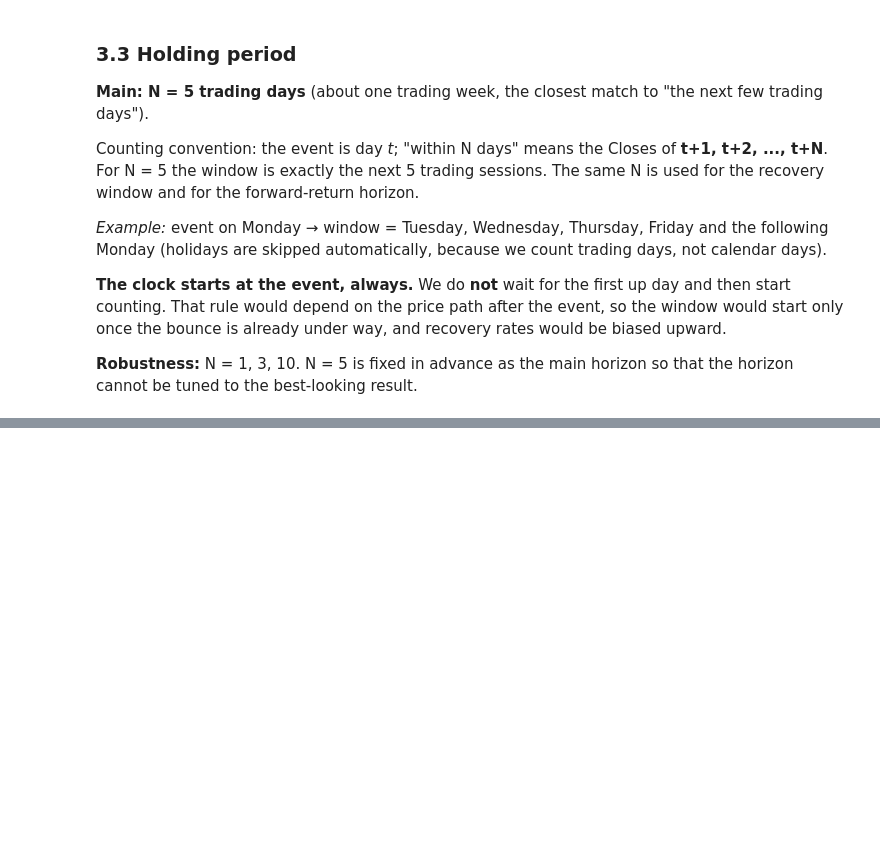
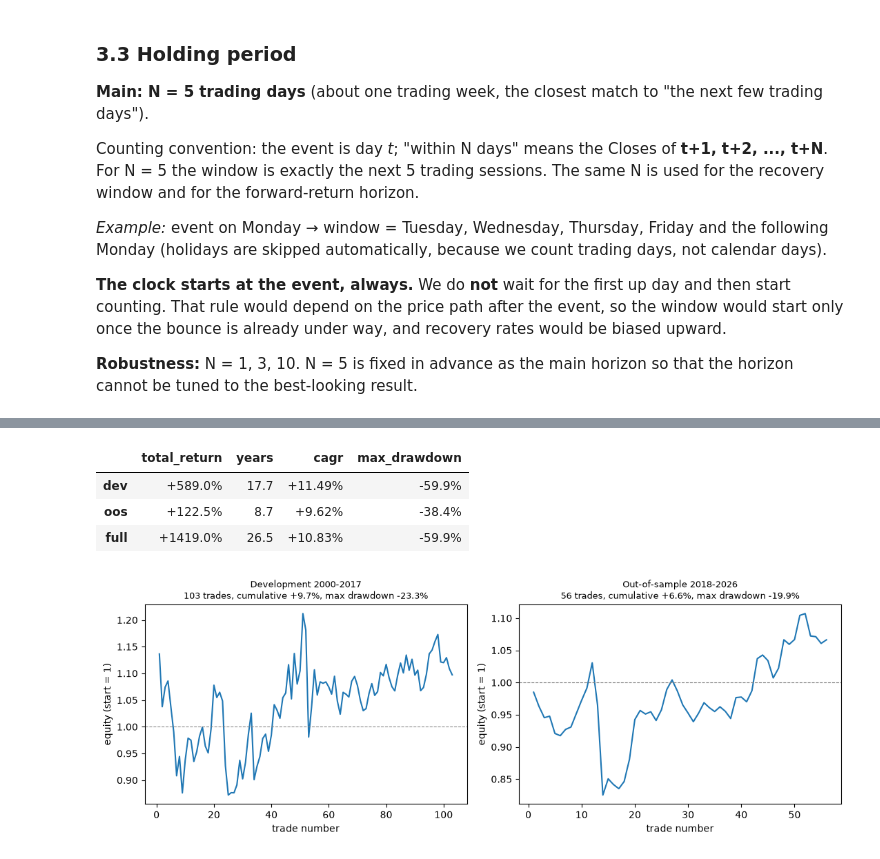
Before and after one commit to Sparsh-gupta022/nifty-quant-research, a Jupyter notebook: notebooks/research.ipynb, the cells around one changed output, grey strips where cells are left out. Saved outputs shown, nothing was run; the diff lists cells and outputs as text; code cells hidden in the pictures; blank space fills up the shorter version.

Commit message:
Complete NIFTY event-driven research project

```diff
--- a/notebooks/research.ipynb
+++ b/notebooks/research.ipynb
@@ -188,0 +253,15 @@ Counting convention: the event is day *t*; "within N days" means the Closes of *
+# %%
+from src.engine import (load_config, build_features, build_events, compare,
+                        block_bootstrap, ci_from_bootstrap, split_periods)
+from src.experiments import run_spec, with_override
+from src.backtest import run_backtest, buy_and_hold
+
+cfg = load_config(ROOT / "config.yaml")
+feat = build_features(df, cfg)
+events = build_events(feat, cfg)
+parts = split_periods(feat, cfg)
+
+print(f"events: {len(events)}   episodes: {events['episode'].nunique()}")
+print(f"development: {(events['Date'] <= cfg['split']['dev_end']).sum()} events"
+      f"   out-of-sample: {(events['Date'] > cfg['split']['dev_end']).sum()} events")
+events.head(8)
@@ -188,0 +638,12 @@ Counting convention: the event is day *t*; "within N days" means the Closes of *
+# %%
+bt = []
+for mode in ["skip", "overlap"]:
+    for period in ["dev", "oos", "full"]:
+        part = feat if period == "full" else parts[period]
+        for cost in cfg["robustness"]["cost_round_trip"]:
+            r = run_backtest(part, cfg, cost=cost, mode=mode)
+            bt.append({"mode": "A (non-overlapping)" if mode == "skip" else "B (every event)",
+                       "period": period, "cost": f"{cost:.2%}", "trades": r.n_trades,
+                       "cumulative": f"{r.total_return:+.2%}", "avg trade": f"{r.avg_trade:+.3%}",
+                       "win rate": f"{r.win_rate:.1%}", "max drawdown": f"{r.max_drawdown:.1%}"})
+pd.DataFrame(bt).set_index(["mode", "period", "cost"])
@@ -188,0 +669,28 @@ Counting convention: the event is day *t*; "within N days" means the Closes of *
+# %%
+# Buy-and-hold reference over the same periods
+pd.DataFrame({p: buy_and_hold(feat if p == "full" else parts[p]) for p in ["dev", "oos", "full"]}).T \
+  .assign(total_return=lambda x: x["total_return"].map("{:+.1%}".format),
+          cagr=lambda x: x["cagr"].map("{:+.2%}".format),
+          max_drawdown=lambda x: x["max_drawdown"].map("{:.1%}".format),
+          years=lambda x: x["years"].round(1))
+# %% [output]
+|  | total_return | years | cagr | max_drawdown |
+| dev | +589.0% | 17.7 | +11.49% | -59.9% |
+| oos | +122.5% | 8.7 | +9.62% | -38.4% |
+| full | +1419.0% | 26.5 | +10.83% | -59.9% |
+# %%
+import matplotlib.pyplot as plt
+
+fig, axes = plt.subplots(1, 2, figsize=(11, 4))
+for ax, period, title in zip(axes, ["dev", "oos"], ["Development 2000-2017", "Out-of-sample 2018-2026"]):
+    r = run_backtest(parts[period], cfg, mode="skip")
+    ax.plot(range(1, len(r.equity) + 1), r.equity.values, lw=1.5)
+    ax.axhline(1, color="grey", lw=0.8, ls="--")
+    ax.set_title(f"{title}\n{r.n_trades} trades, cumulative {r.total_return:+.1%}, "
+                 f"max drawdown {r.max_drawdown:.1%}", fontsize=9)
+    ax.set_xlabel("trade number"); ax.set_ylabel("equity (start = 1)")
+plt.tight_layout()
+plt.savefig(ROOT / "docs" / "equity_curves.png", dpi=130)
+plt.show()
+# %% [output]
+[figure, added]
```
Also changed, not shown: parts of 33 cells of this notebook, 14 other files.
